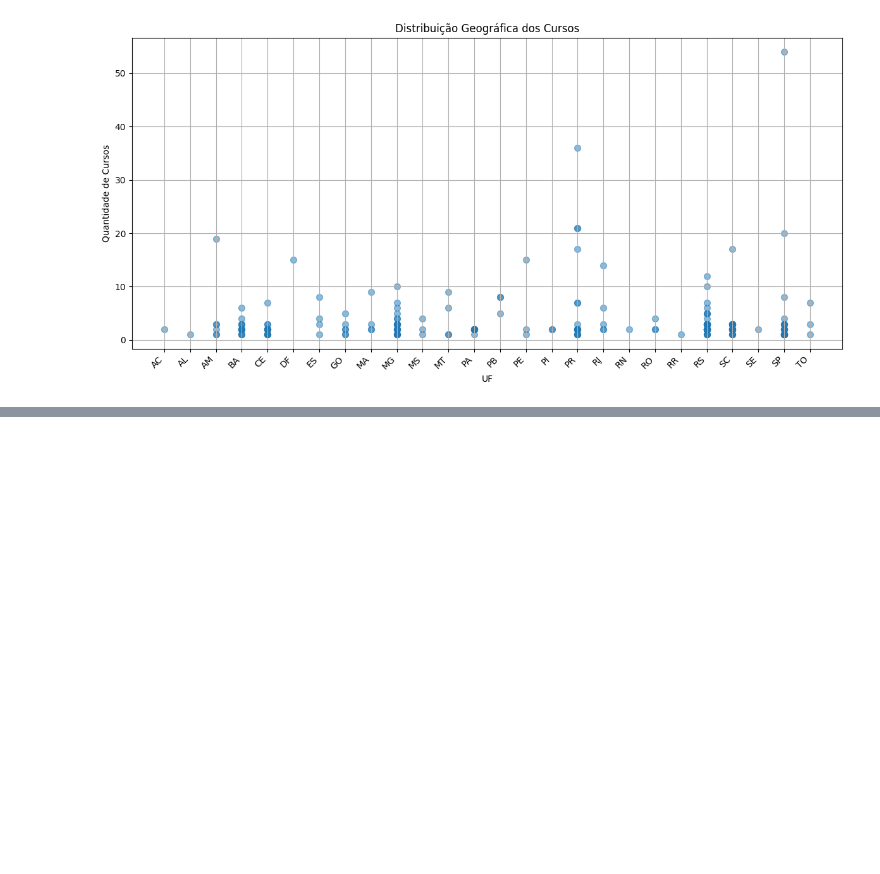
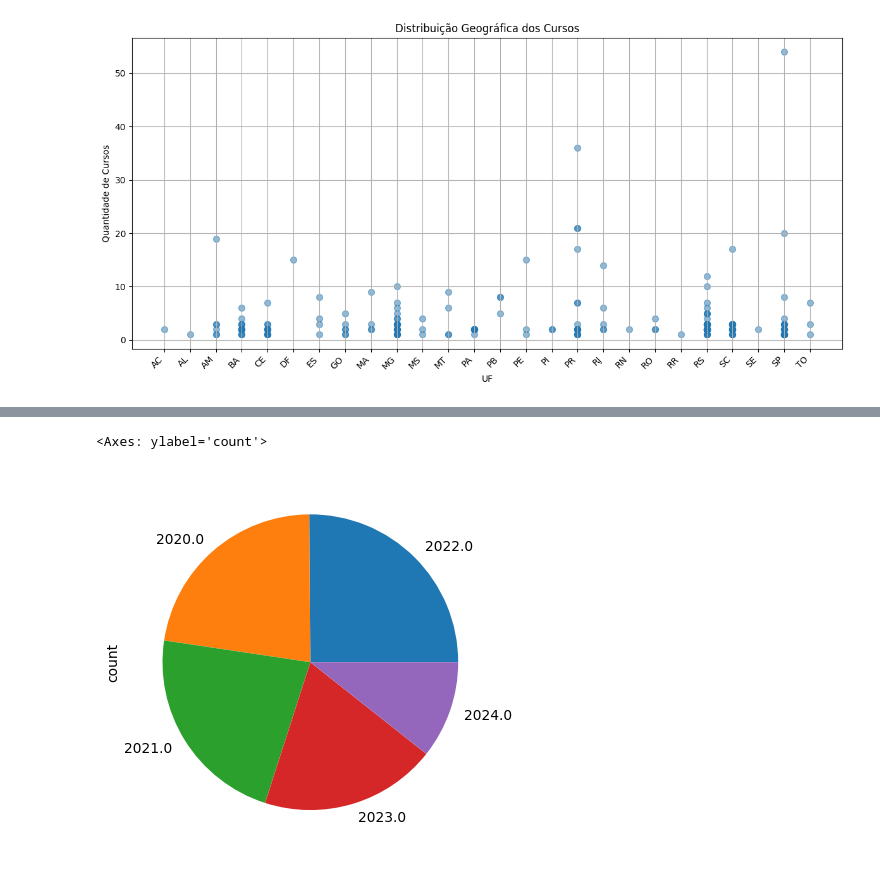
Before and after one commit to leticiaholsback/Projeto_Tec_de_Programacao__ADAtech, a Jupyter notebook: AdaTech_Dados_Projeto.ipynb, the cells around one changed output, grey strips where cells are left out. Cells and saved outputs as stored; diff of their text form; code cells hidden in the pictures; blank space fills up the shorter version.

```diff
--- a/AdaTech_Dados_Projeto.ipynb
+++ b/AdaTech_Dados_Projeto.ipynb
@@ -224,0 +243,5 @@ plt.show()
+# %%
+df1['INICIO'].value_counts().plot(kind='pie')
+# %% [output]
+<Axes: ylabel='count'>
+[figure, added]
```
Also changed, not shown: parts of 10 cells of this notebook.
